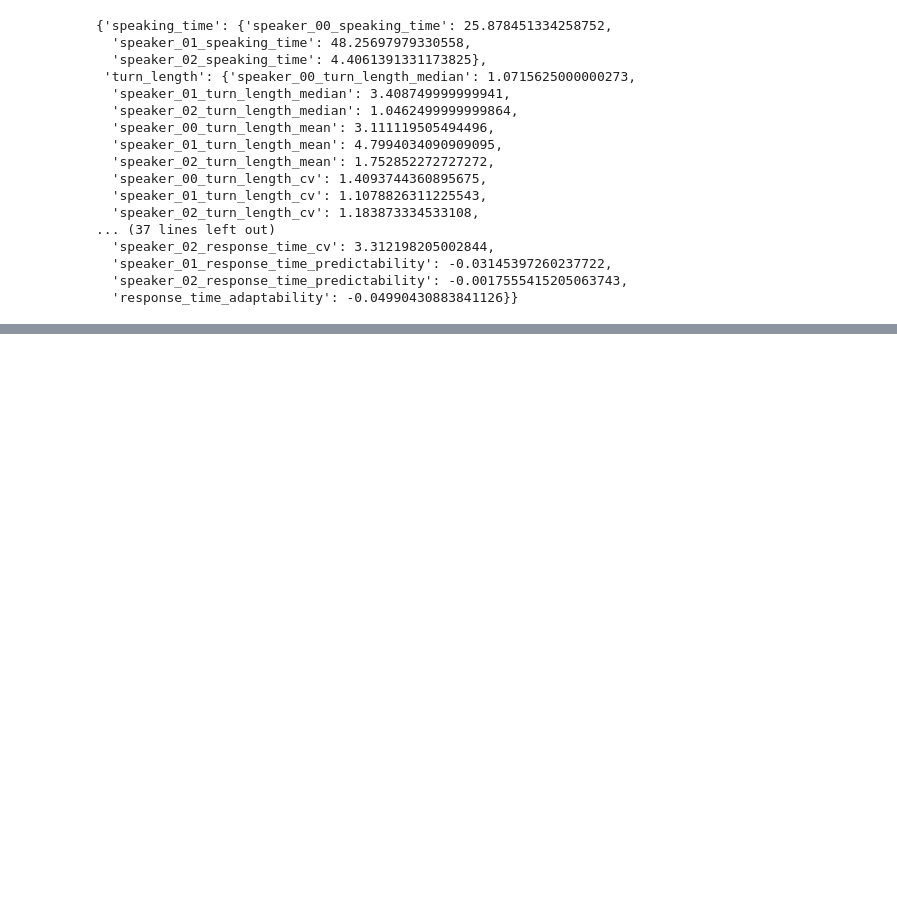
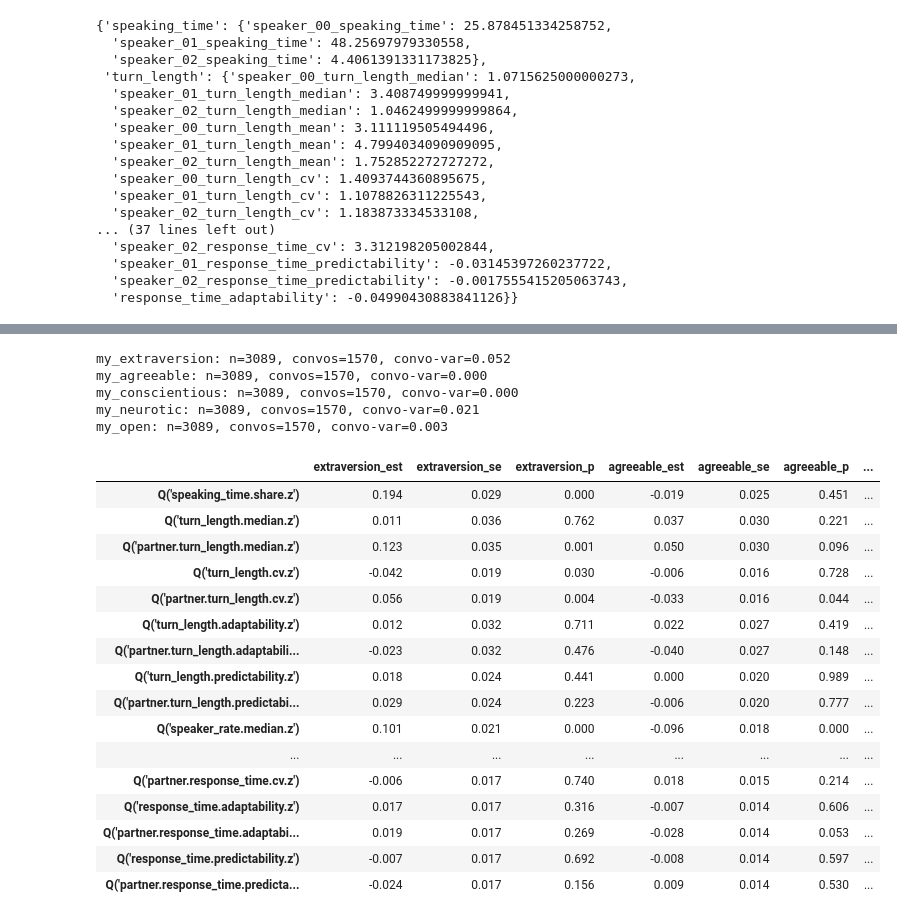
Before and after one commit to shshnk94/candy, a Jupyter notebook: analysis.ipynb, the cells around one changed output, grey strips where cells are left out. Drawn from its saved outputs; the diff is of its cells as text; code cells hidden in the pictures; blank space fills up the shorter version.

Commit message:
add fixes and transcription pipeline

```diff
--- a/analysis.ipynb
+++ b/analysis.ipynb
@@ -298,0 +473,22 @@ random_conversation.retrieve_meta("conversation_dynamics_features")
+# %%
+survey = pd \
+    .read_csv(
+        "data/candor_transcripts/merged_survey.csv",
+        dtype={
+            "user_id": str,
+            "partner_id": str,
+            "convo_id": str
+        }
+    ) \
+    .drop_duplicates(subset=["convo_id", "user_id"]) \
+    .reset_index(drop=True) \
+    .rename(columns={"convo_id": "conversation_id"})
+
+survey["change_valence"] = survey["affect"]  - survey["pre_affect"]
+survey["change_arousal"] = survey["arousal"] - survey["pre_arousal"]
+# %%
+speakers_map = survey[["conversation_id", "user_id"]] \
+    .sort_values(["conversation_id", "user_id"])
+
+speakers_map["speaker"] = np.arange(speakers_map.shape[0]) % 2
+features_wide = pd.merge(features_wide, speakers_map, on=["conversation_id", "speaker"], how="inner")
@@ -298,0 +610,42 @@ random_conversation.retrieve_meta("conversation_dynamics_features")
+# %%
+personality = ["my_extraversion", "my_agreeable", "my_conscientious", "my_neurotic", "my_open"]
+
+big5 = {p: fit_mixed(p, apim) for p in personality}
+
+big5_table = pd.concat(
+    [
+        coef_table(big5[p]).rename(columns=lambda c, p=p: f"{p.replace('my_', '')}_{c}")
+        for p in personality
+    ],
+    axis=1,
+)
+
+for p, res in big5.items():
+    convos = apim.dropna(subset=[p])["conversation_id"].nunique()
+    print(f"{p}: n={int(res.nobs)}, convos={convos}, "
+          f"convo-var={float(res.cov_re.iloc[0, 0]):.3f}")
+
+big5_table.round(3)
+# %% [output]
+my_extraversion: n=3089, convos=1570, convo-var=0.052
+my_agreeable: n=3089, convos=1570, convo-var=0.000
+my_conscientious: n=3089, convos=1570, convo-var=0.000
+my_neurotic: n=3089, convos=1570, convo-var=0.021
+my_open: n=3089, convos=1570, convo-var=0.003
+|  | extraversion_est | extraversion_se | extraversion_p | agreeable_est | agreeable_se | agreeable_p | ... |
+| Q('speaking_time.share.z') | 0.194 | 0.029 | 0.000 | -0.019 | 0.025 | 0.451 | ... |
+| Q('turn_length.median.z') | 0.011 | 0.036 | 0.762 | 0.037 | 0.030 | 0.221 | ... |
+| Q('partner.turn_length.median.z') | 0.123 | 0.035 | 0.001 | 0.050 | 0.030 | 0.096 | ... |
+| Q('turn_length.cv.z') | -0.042 | 0.019 | 0.030 | -0.006 | 0.016 | 0.728 | ... |
+| Q('partner.turn_length.cv.z') | 0.056 | 0.019 | 0.004 | -0.033 | 0.016 | 0.044 | ... |
+| Q('turn_length.adaptability.z') | 0.012 | 0.032 | 0.711 | 0.022 | 0.027 | 0.419 | ... |
+| Q('partner.turn_length.adaptabili... | -0.023 | 0.032 | 0.476 | -0.040 | 0.027 | 0.148 | ... |
+| Q('turn_length.predictability.z') | 0.018 | 0.024 | 0.441 | 0.000 | 0.020 | 0.989 | ... |
+| Q('partner.turn_length.predictabi... | 0.029 | 0.024 | 0.223 | -0.006 | 0.020 | 0.777 | ... |
+| Q('speaker_rate.median.z') | 0.101 | 0.021 | 0.000 | -0.096 | 0.018 | 0.000 | ... |
+| ... | ... | ... | ... | ... | ... | ... | ... |
+| Q('partner.response_time.cv.z') | -0.006 | 0.017 | 0.740 | 0.018 | 0.015 | 0.214 | ... |
+| Q('response_time.adaptability.z') | 0.017 | 0.017 | 0.316 | -0.007 | 0.014 | 0.606 | ... |
+| Q('partner.response_time.adaptabi... | 0.019 | 0.017 | 0.269 | -0.028 | 0.014 | 0.053 | ... |
+| Q('response_time.predictability.z') | -0.007 | 0.017 | 0.692 | -0.008 | 0.014 | 0.597 | ... |
+| Q('partner.response_time.predicta... | -0.024 | 0.017 | 0.156 | 0.009 | 0.014 | 0.530 | ... |
```
Also changed, not shown: parts of 26 cells of this notebook, 18 other files.
